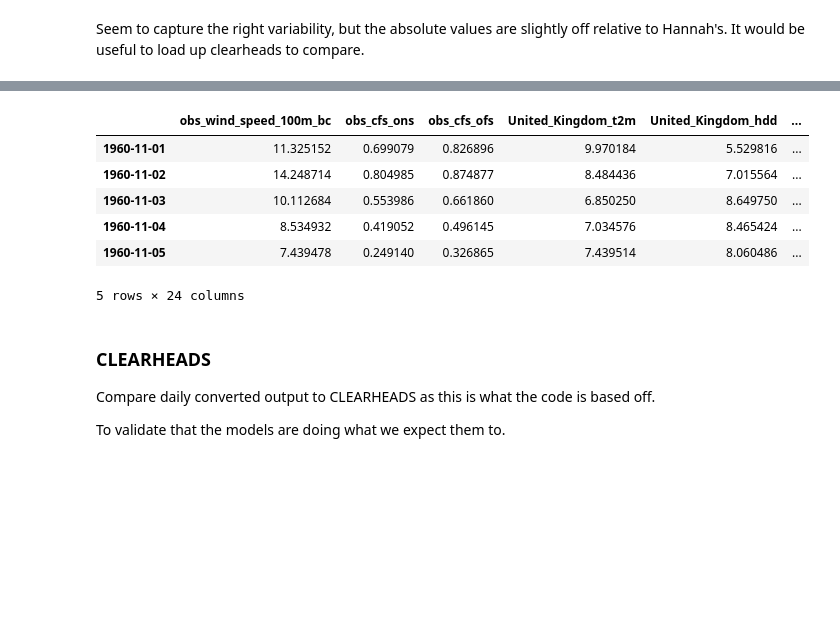
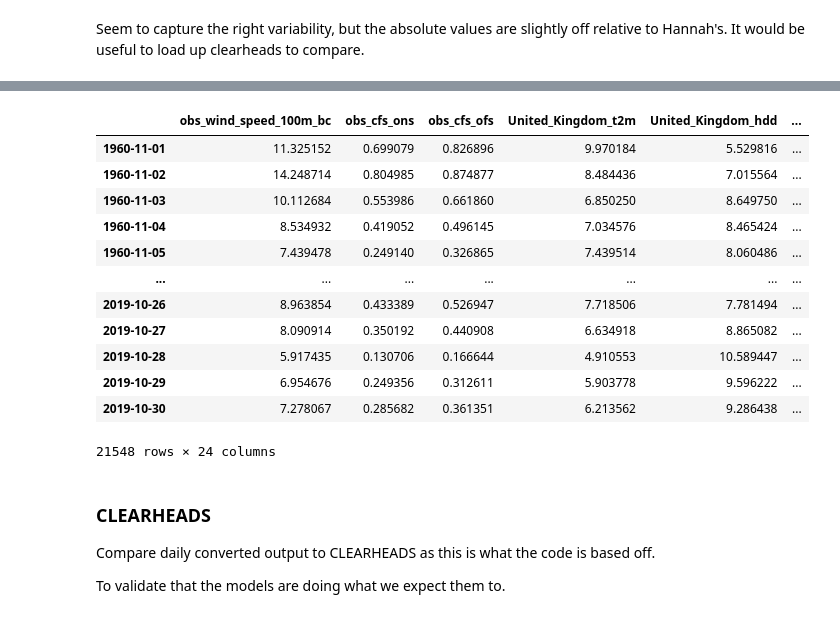
Before and after one commit to benhutchmet/unseen_multi_year, a Jupyter notebook: obs_wind_demand.ipynb, the cells around one changed output, grey strips where cells are left out. Cells and saved outputs as stored; diff of their text form; code cells hidden in the pictures; blank space fills up the shorter version.

```diff
--- a/obs_wind_demand.ipynb
+++ b/obs_wind_demand.ipynb
@@ -223,13 +256,19 @@ ben_ch_df = df.join(ch_df)
 # %%
-ben_ch_df.head()
+ben_ch_df
 # %% [output]
 |  | obs_wind_speed_100m_bc | obs_cfs_ons | obs_cfs_ofs | United_Kingdom_t2m | United_Kingdom_hdd | ... |
 | 1960-11-01 | 11.325152 | 0.699079 | 0.826896 | 9.970184 | 5.529816 | ... |
 | 1960-11-02 | 14.248714 | 0.804985 | 0.874877 | 8.484436 | 7.015564 | ... |
 | 1960-11-03 | 10.112684 | 0.553986 | 0.661860 | 6.850250 | 8.649750 | ... |
 | 1960-11-04 | 8.534932 | 0.419052 | 0.496145 | 7.034576 | 8.465424 | ... |
 | 1960-11-05 | 7.439478 | 0.249140 | 0.326865 | 7.439514 | 8.060486 | ... |
+| ... | ... | ... | ... | ... | ... | ... |
+| 2019-10-26 | 8.963854 | 0.433389 | 0.526947 | 7.718506 | 7.781494 | ... |
+| 2019-10-27 | 8.090914 | 0.350192 | 0.440908 | 6.634918 | 8.865082 | ... |
+| 2019-10-28 | 5.917435 | 0.130706 | 0.166644 | 4.910553 | 10.589447 | ... |
+| 2019-10-29 | 6.954676 | 0.249356 | 0.312611 | 5.903778 | 9.596222 | ... |
+| 2019-10-30 | 7.278067 | 0.285682 | 0.361351 | 6.213562 | 9.286438 | ... |
-5 rows × 24 columns
+21548 rows × 24 columns
 # %%
 # perform a rolling climatology for full period
 rolling_clim_full = ben_ch_df.rolling(window="14D", min_periods=1, center=False).mean()
```
Also changed, not shown: parts of 18 cells of this notebook, 2 other files.
